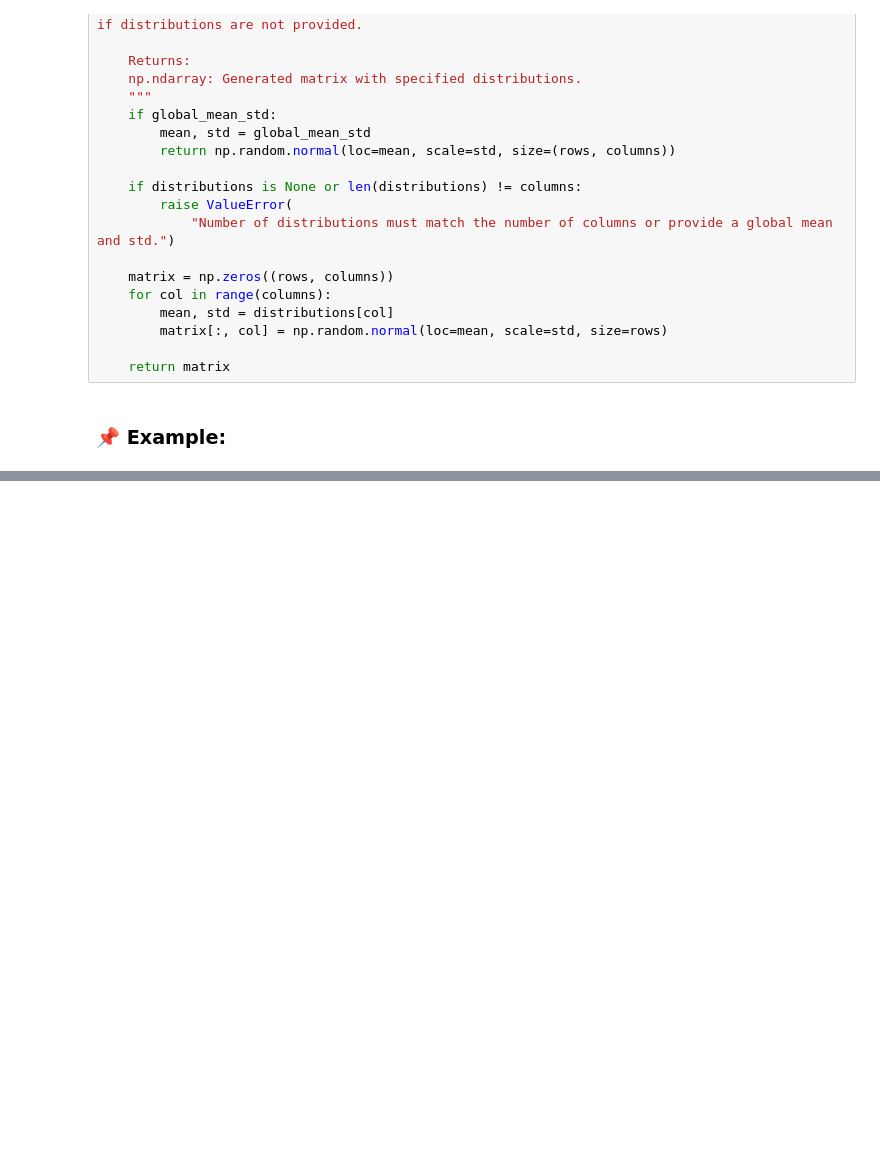
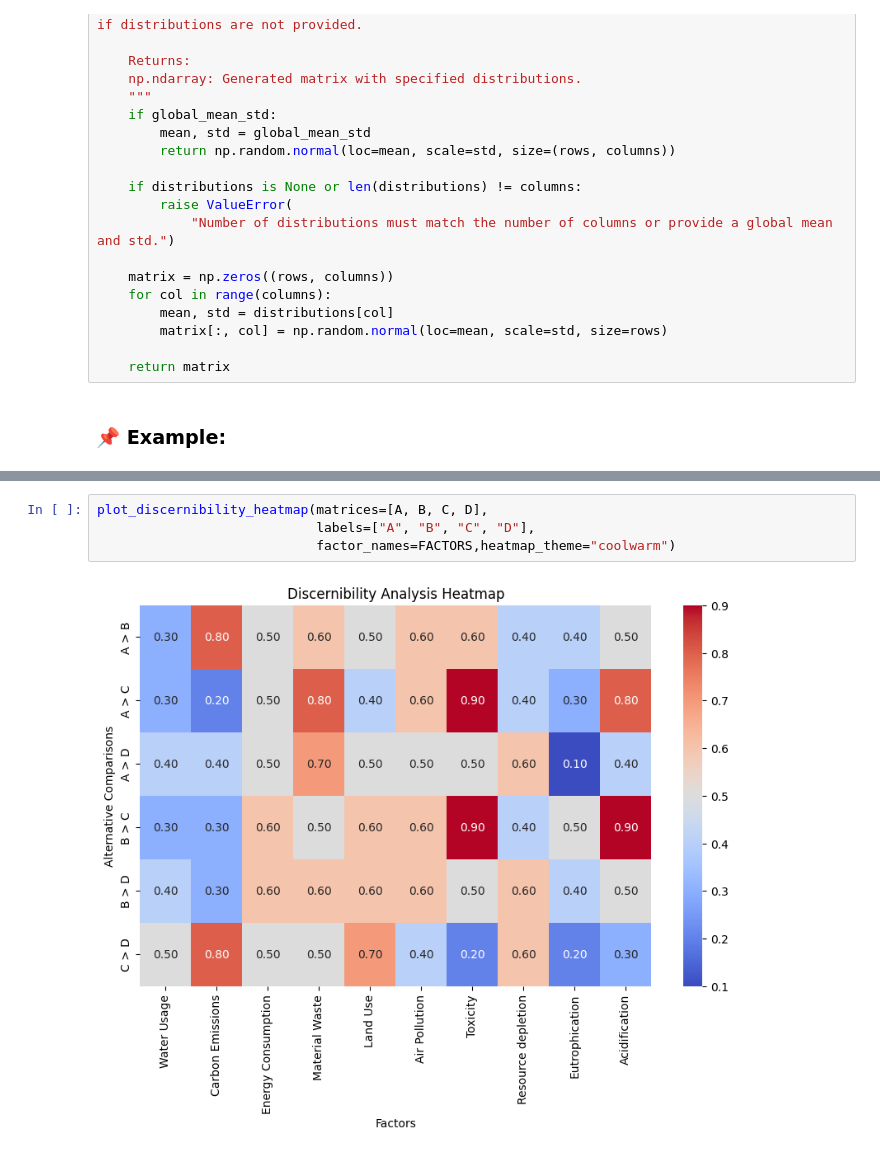
Before and after one commit to YahyaMansoub/QUACI-ACV, a Jupyter notebook: Code/main.ipynb, the cells around one changed output, grey strips where cells are left out. Cells and saved outputs as stored; diff of their text form; blank space fills up the shorter version.

```diff
--- a/Code/main.ipynb
+++ b/Code/main.ipynb
@@ -126,0 +283,6 @@ def Discernibility_Analysis(mat1, mat2):
+# %%
+plot_discernibility_heatmap(matrices=[A, B, C, D],
+                            labels=["A", "B", "C", "D"],
+                            factor_names=FACTORS,heatmap_theme="coolwarm")
+# %% [output]
+[figure, added]
```
Also changed, not shown: parts of 23 cells of this notebook.
